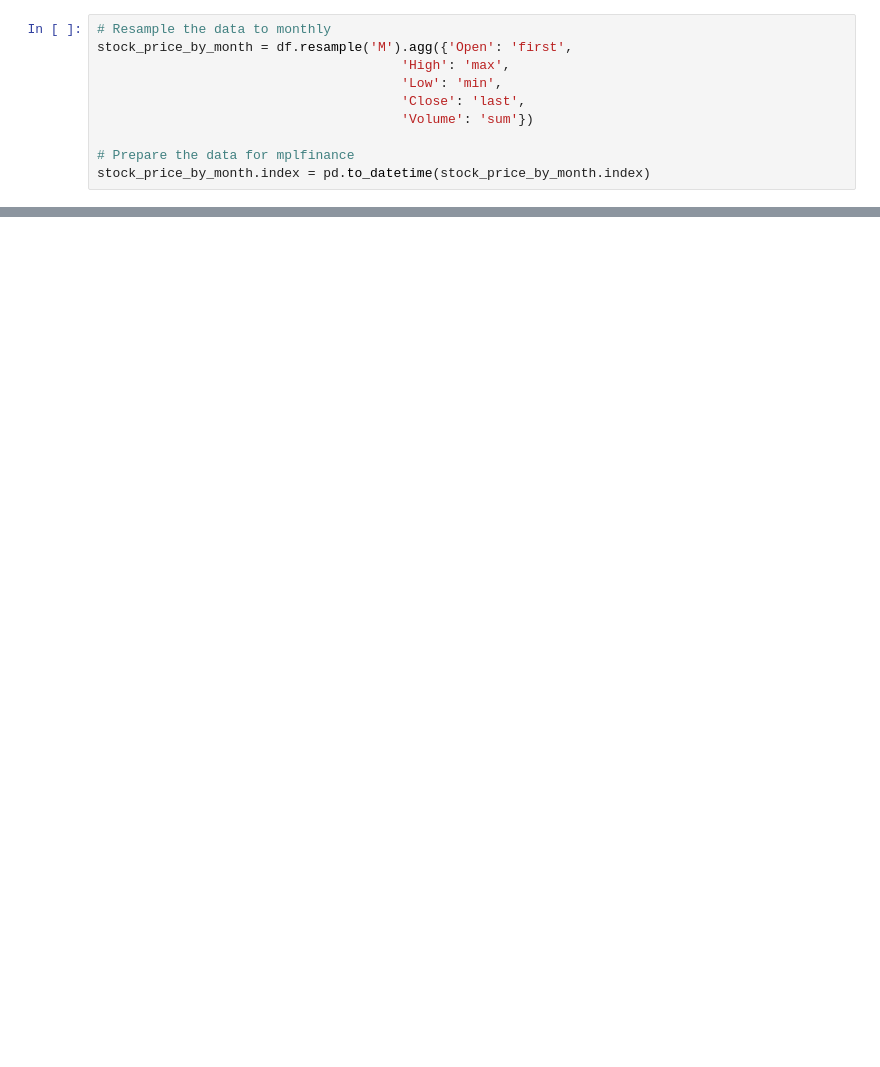
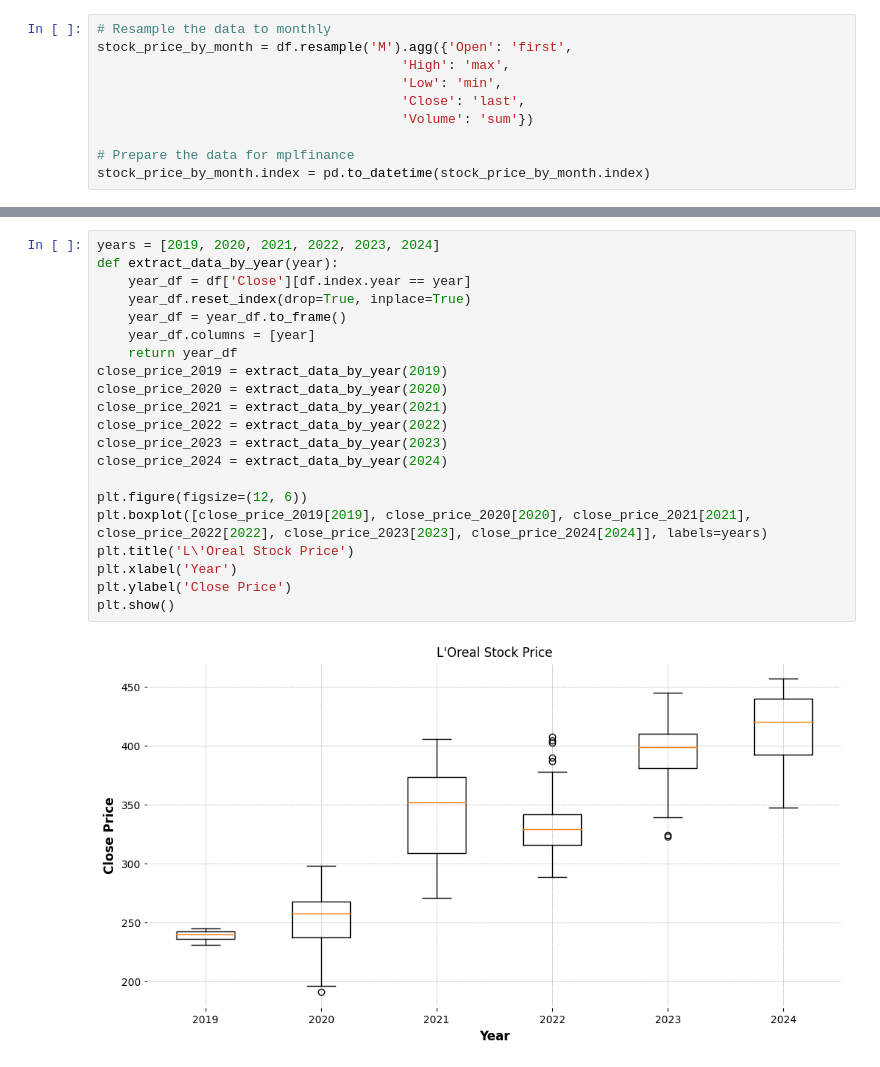
Before and after one commit to Ailey-Prmil/Statistics-Analysis-Project, a Jupyter notebook: Statistics Description/Loreal-EDA.ipynb, the cells around one changed output, grey strips where cells are left out. Cells and saved outputs as stored; diff of their text form; blank space fills up the shorter version.

```diff
--- a/Statistics Description/Loreal-EDA.ipynb
+++ b/Statistics Description/Loreal-EDA.ipynb
@@ -105,0 +186,23 @@ df.describe()
+# %%
+years = [2019, 2020, 2021, 2022, 2023, 2024]
+def extract_data_by_year(year):
+    year_df = df['Close'][df.index.year == year]
+    year_df.reset_index(drop=True, inplace=True)
+    year_df = year_df.to_frame()
+    year_df.columns = [year]
+    return year_df
+close_price_2019 = extract_data_by_year(2019)
+close_price_2020 = extract_data_by_year(2020)
+close_price_2021 = extract_data_by_year(2021)
+close_price_2022 = extract_data_by_year(2022)
+close_price_2023 = extract_data_by_year(2023)
+close_price_2024 = extract_data_by_year(2024)
+
+plt.figure(figsize=(12, 6))
+plt.boxplot([close_price_2019[2019], close_price_2020[2020], close_price_2021[2021], close_price_2022[2022], close_price_2023[2023], close_price_2024[2024]], labels=years)
+plt.title('L\'Oreal Stock Price')
+plt.xlabel('Year')
+plt.ylabel('Close Price')
+plt.show()
+# %% [output]
+[figure, added]
```
Also changed, not shown: parts of 20 cells of this notebook, 1 other file.
